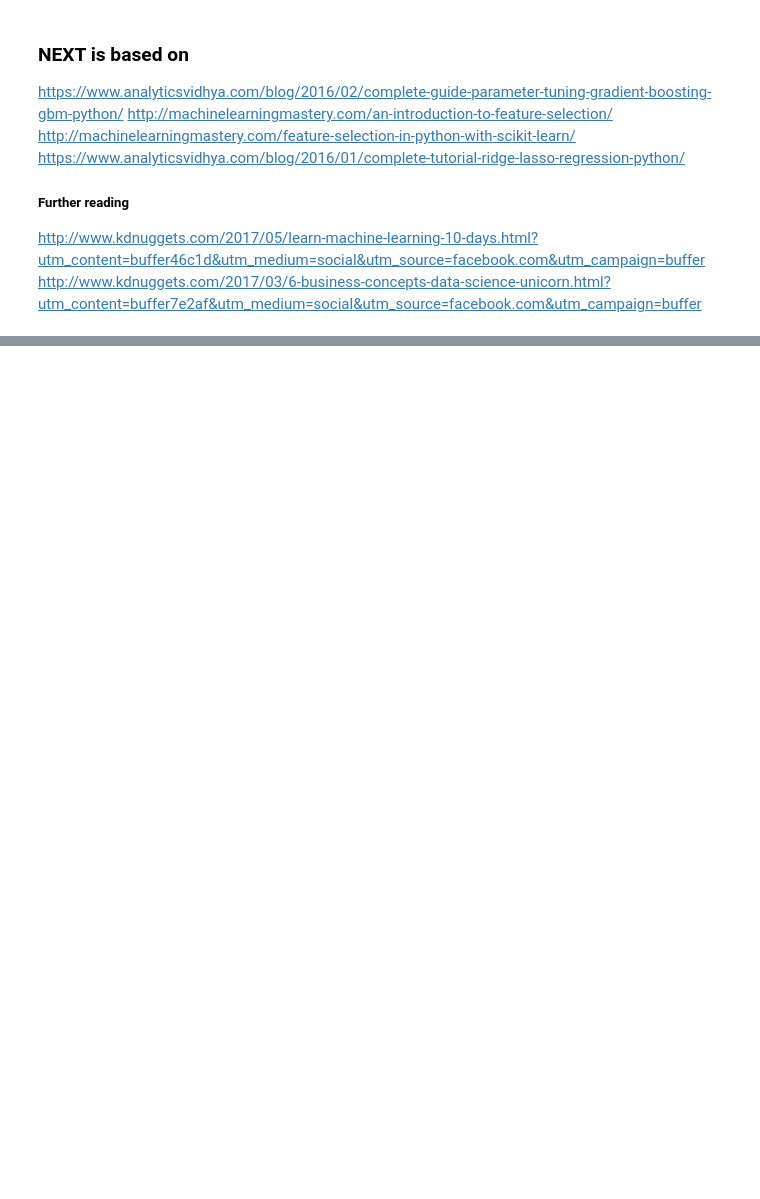
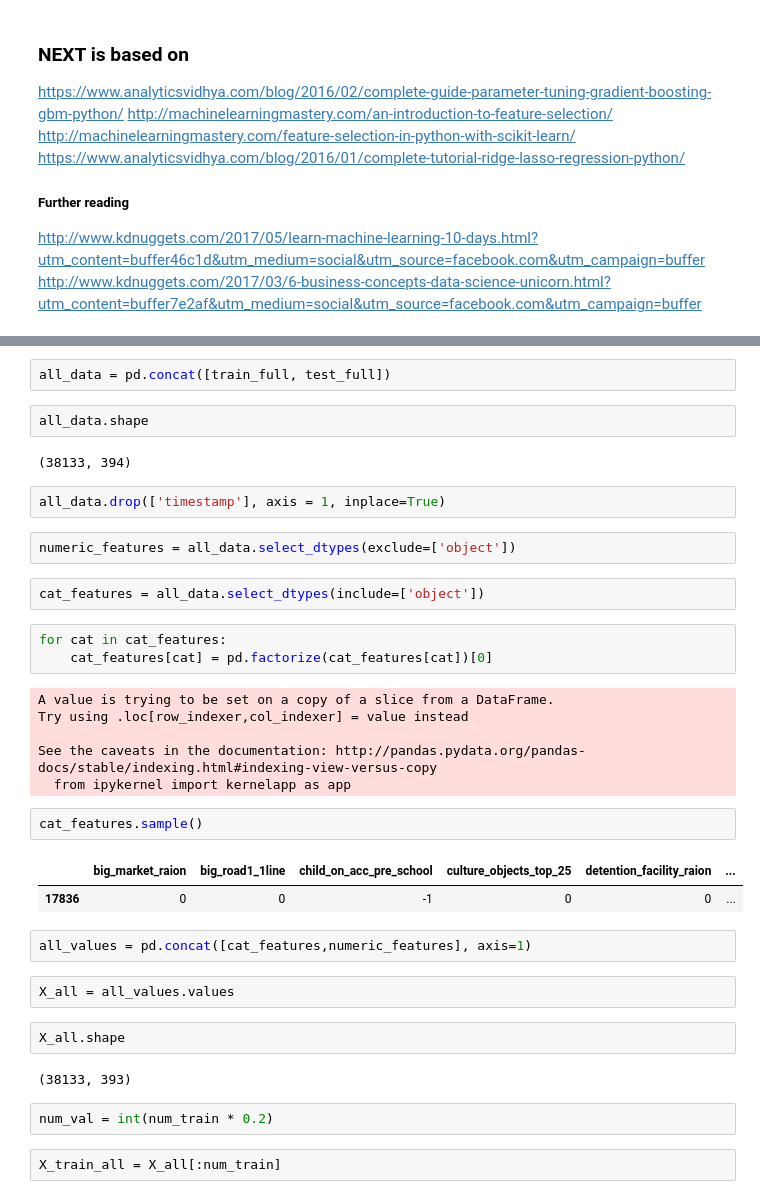
Before and after one commit to Marouen-H/Sberbank_Russian_Housing_Market, a Jupyter notebook: Sberbank_Russian_Housing_Market.ipynb, the cells around one changed output, grey strips where cells are left out. Saved outputs shown, nothing was run; the diff lists cells and outputs as text; blank space fills up the shorter version.

```diff
--- a/Sberbank_Russian_Housing_Market.ipynb
+++ b/Sberbank_Russian_Housing_Market.ipynb
@@ -130,0 +167,38 @@ http://www.kdnuggets.com/2017/03/6-business-concepts-data-science-unicorn.html?u
+# %%
+all_data = pd.concat([train_full, test_full])
+# %%
+all_data.shape
+# %% [output]
+(38133, 394)
+# %%
+all_data.drop(['timestamp'], axis = 1, inplace=True)
+# %%
+numeric_features = all_data.select_dtypes(exclude=['object'])
+# %%
+cat_features = all_data.select_dtypes(include=['object'])
+# %%
+for cat in cat_features:
+    cat_features[cat] = pd.factorize(cat_features[cat])[0]
+# %% [output]
+A value is trying to be set on a copy of a slice from a DataFrame.
+Try using .loc[row_indexer,col_indexer] = value instead
+
+See the caveats in the documentation: http://pandas.pydata.org/pandas-docs/stable/indexing.html#indexing-view-versus-copy
+  from ipykernel import kernelapp as app
+# %%
+cat_features.sample()
+# %% [output]
+|  | big_market_raion | big_road1_1line | child_on_acc_pre_school | culture_objects_top_25 | detention_facility_raion | ... |
+| 17836 | 0 | 0 | -1 | 0 | 0 | ... |
+# %%
+all_values = pd.concat([cat_features,numeric_features], axis=1)
+# %%
+X_all = all_values.values
+# %%
+X_all.shape
+# %% [output]
+(38133, 393)
+# %%
+num_val = int(num_train * 0.2)
+# %%
+X_train_all = X_all[:num_train]
```
Also changed, not shown: parts of 37 cells of this notebook.
